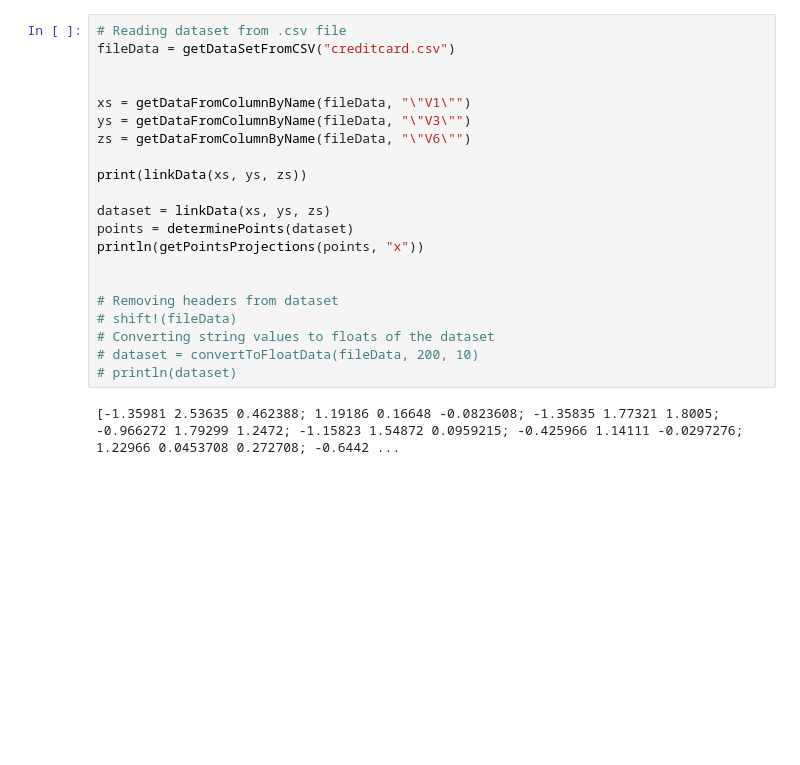
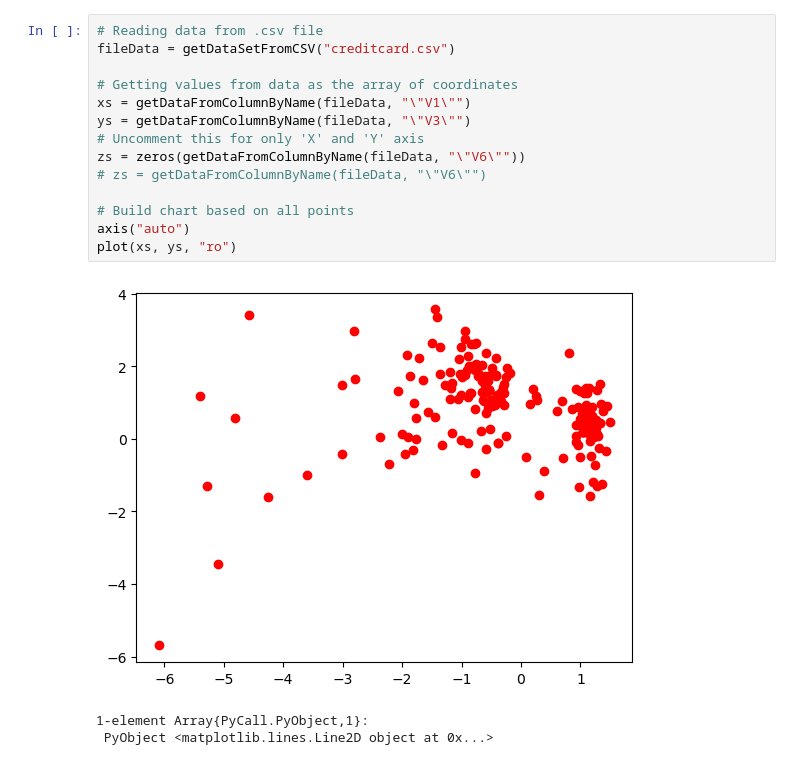
Before and after one commit to darthven/clustering, a Jupyter notebook: clustering.ipynb, the cells around one changed output. Saved outputs shown, nothing was run; the diff lists cells and outputs as text; blank space fills up the shorter version.

```diff
--- a/clustering.ipynb
+++ b/clustering.ipynb
@@ -131,23 +238,18 @@ getPointsProjections (generic function with 1 method)
-# %%
-# Reading dataset from .csv file
-fileData = getDataSetFromCSV("creditcard.csv")
-
-
-xs = getDataFromColumnByName(fileData, "\"V1\"")
-ys = getDataFromColumnByName(fileData, "\"V3\"")
-zs = getDataFromColumnByName(fileData, "\"V6\"")
-
-print(linkData(xs, ys, zs))
-
-dataset = linkData(xs, ys, zs)
-points = determinePoints(dataset)
-println(getPointsProjections(points, "x"))
-
-
-# Removing headers from dataset
-# shift!(fileData)
-# Converting string values to floats of the dataset
-# dataset = convertToFloatData(fileData, 200, 10)
-# println(dataset)
-# %% [output]
-[-1.35981 2.53635 0.462388; 1.19186 0.16648 -0.0823608; -1.35835 1.77321 1.8005; -0.966272 1.79299 1.2472; -1.15823 1.54872 0.0959215; -0.425966 1.14111 -0.0297276; 1.22966 0.0453708 0.272708; -0.6442 ...
+# %%
+# Reading data from .csv file
+fileData = getDataSetFromCSV("creditcard.csv")
+
+# Getting values from data as the array of coordinates
+xs = getDataFromColumnByName(fileData, "\"V1\"")
+ys = getDataFromColumnByName(fileData, "\"V3\"")
+# Uncomment this for only 'X' and 'Y' axis
+zs = zeros(getDataFromColumnByName(fileData, "\"V6\""))
+# zs = getDataFromColumnByName(fileData, "\"V6\"")
+
+# Build chart based on all points
+axis("auto")
+plot(xs, ys, "ro")
+# %% [output]
+[figure, added]
+1-element Array{PyCall.PyObject,1}:
+ PyObject <matplotlib.lines.Line2D object at 0x...>
```
Also changed, not shown: parts of 6 cells of this notebook, 2 other files.
